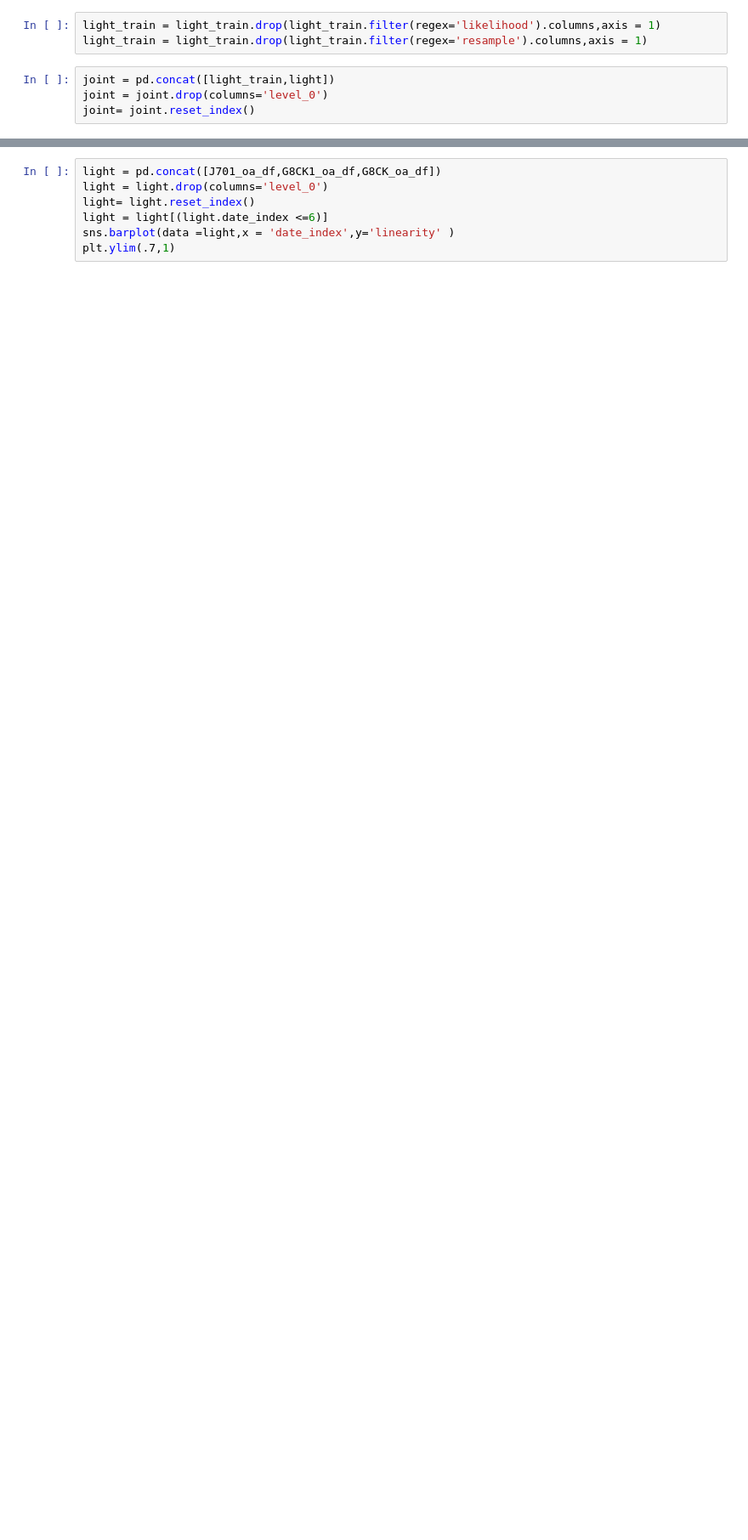
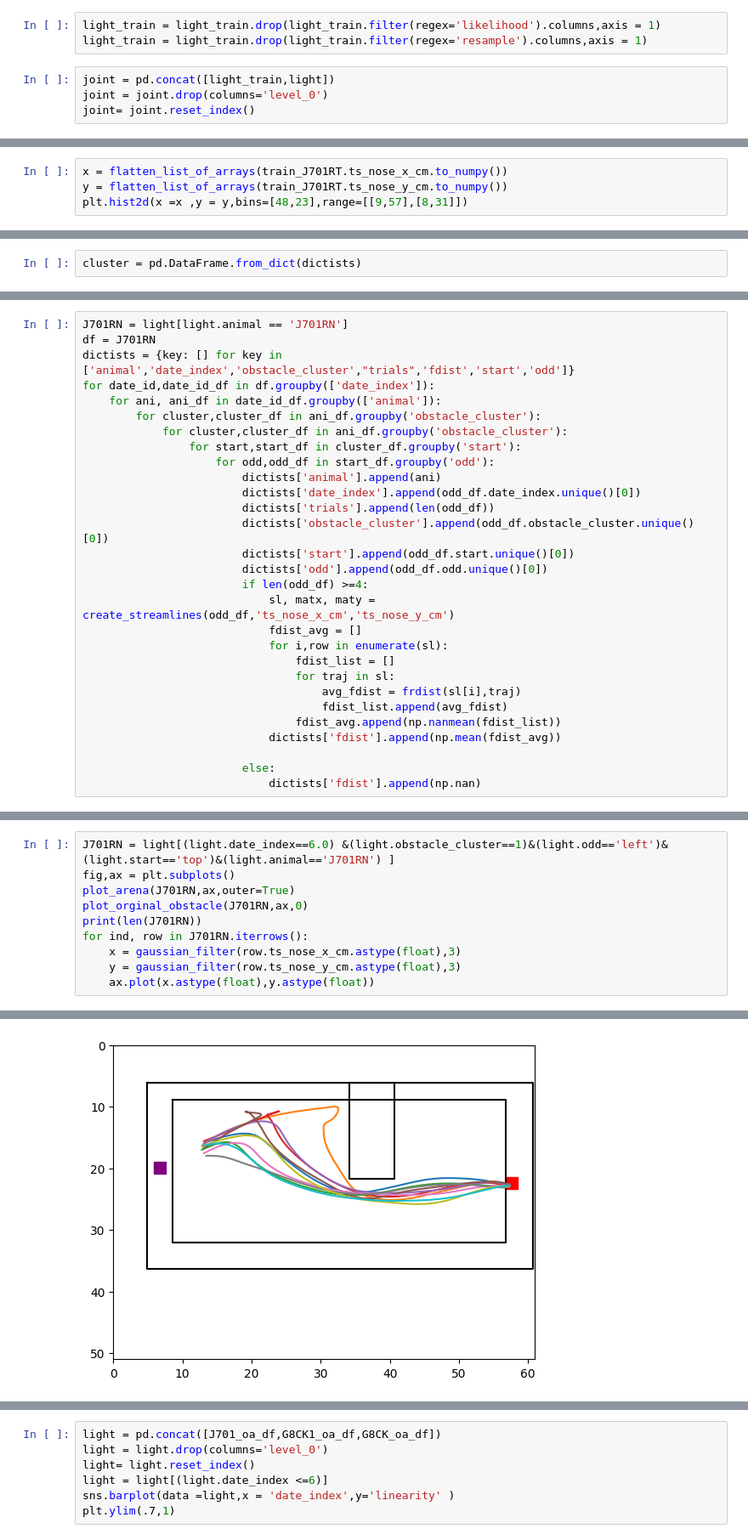
Before and after one commit to msidikpr/obstacle_avoidance, a Jupyter notebook: SFN/figure_1.ipynb, the cells around one changed output, grey strips where cells are left out. Shown at 85% size. Saved outputs shown, nothing was run; the diff lists cells and outputs as text; blank space fills up the shorter version.

```diff
--- a/SFN/figure_1.ipynb
+++ b/SFN/figure_1.ipynb
@@ -157,0 +312,4 @@ sns.lineplot(data =joint,x = 'date_index',y='time' )
+# %%
+x = flatten_list_of_arrays(train_J701RT.ts_nose_x_cm.to_numpy())
+y = flatten_list_of_arrays(train_J701RT.ts_nose_y_cm.to_numpy())
+plt.hist2d(x =x ,y = y,bins=[48,23],range=[[9,57],[8,31]])
@@ -157,0 +376,2 @@ sns.lineplot(data =joint,x = 'date_index',y='time' )
+# %%
+cluster = pd.DataFrame.from_dict(dictists)
@@ -157,0 +473,29 @@ sns.lineplot(data =joint,x = 'date_index',y='time' )
+# %%
+J701RN = light[light.animal == 'J701RN']
+df = J701RN
+dictists = {key: [] for key in ['animal','date_index','obstacle_cluster',"trials",'fdist','start','odd']}
+for date_id,date_id_df in df.groupby(['date_index']):
+    for ani, ani_df in date_id_df.groupby(['animal']):
+        for cluster,cluster_df in ani_df.groupby('obstacle_cluster'):
+            for cluster,cluster_df in ani_df.groupby('obstacle_cluster'):
+                for start,start_df in cluster_df.groupby('start'):
+                    for odd,odd_df in start_df.groupby('odd'):
+                        dictists['animal'].append(ani)
+                        dictists['date_index'].append(odd_df.date_index.unique()[0])
+                        dictists['trials'].append(len(odd_df))
+                        dictists['obstacle_cluster'].append(odd_df.obstacle_cluster.unique()[0])
+                        dictists['start'].append(odd_df.start.unique()[0])
+                        dictists['odd'].append(odd_df.odd.unique()[0])
+                        if len(odd_df) >=4:
+                            sl, matx, maty = create_streamlines(odd_df,'ts_nose_x_cm','ts_nose_y_cm')
+                            fdist_avg = []
+                            for i,row in enumerate(sl):
+                                fdist_list = []
+                                for traj in sl:
+                                    avg_fdist = frdist(sl[i],traj)
+                                    fdist_list.append(avg_fdist)
+                                fdist_avg.append(np.nanmean(fdist_list))
+                            dictists['fdist'].append(np.mean(fdist_avg))
+
+                        else:
+                            dictists['fdist'].append(np.nan)
@@ -157,0 +573,11 @@ sns.lineplot(data =joint,x = 'date_index',y='time' )
+# %%
+J701RN = light[(light.date_index==6.0) &(light.obstacle_cluster==1)&(light.odd=='left')&(light.start=='top')&(light.animal=='J701RN') ]
+fig,ax = plt.subplots()
+plot_arena(J701RN,ax,outer=True)
+plot_orginal_obstacle(J701RN,ax,0)
+print(len(J701RN))
+for ind, row in J701RN.iterrows():
+    x = gaussian_filter(row.ts_nose_x_cm.astype(float),3)
+    y = gaussian_filter(row.ts_nose_y_cm.astype(float),3)
+    ax.plot(x.astype(float),y.astype(float))
+# %% [output]
@@ -157,0 +585 @@ sns.lineplot(data =joint,x = 'date_index',y='time' )
+[figure, added]
```
Also changed, not shown: parts of 115 cells of this notebook, 16 other files.
